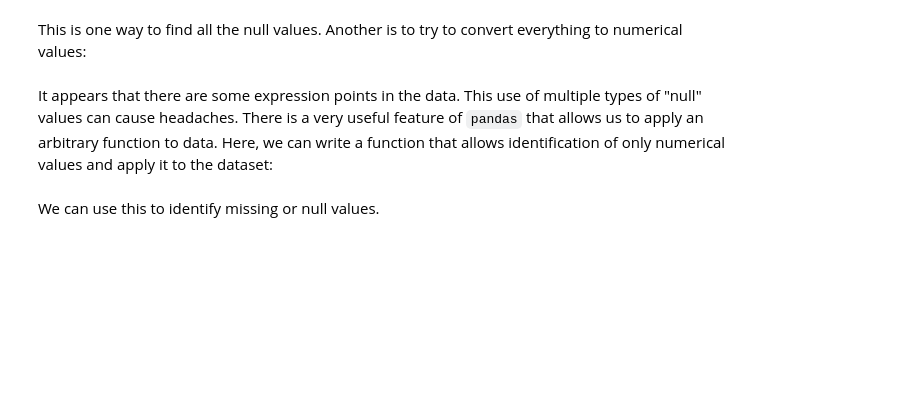
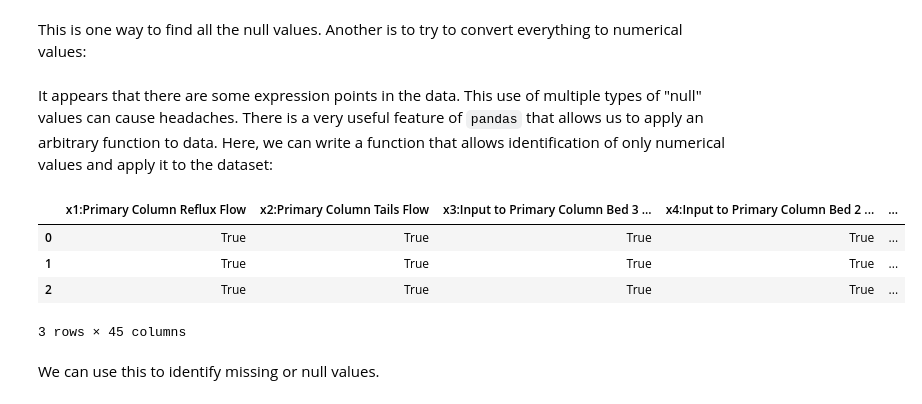
Before and after one commit to medford-group/data_analytics_ChE, a Jupyter notebook: 4-data_management/lecture-data_organization.ipynb, the cells around one changed output. Drawn from its saved outputs; the diff is of its cells as text; code cells hidden in the pictures; blank space fills up the shorter version.

```diff
--- a/4-data_management/lecture-data_organization.ipynb
+++ b/4-data_management/lecture-data_organization.ipynb
@@ -148,14 +258,22 @@ It appears that there are some expression points in the data. This use of multip
 # %%
 def is_real_and_finite(x):
     if not np.isreal(x):
         return False
     elif not np.isfinite(x):
         return False
+    elif pd.isnull(x):
+        return False
     else:
         return True
 
 numeric_map = df[nondate_cols].applymap(is_real_and_finite)
 numeric_map.head(3)
+# %% [output]
+|  | x1:Primary Column Reflux Flow | x2:Primary Column Tails Flow | x3:Input to Primary Column Bed 3 ... | x4:Input to Primary Column Bed 2 ... | ... |
+| 0 | True | True | True | True | ... |
+| 1 | True | True | True | True | ... |
+| 2 | True | True | True | True | ... |
+3 rows × 45 columns
 # %% [markdown]
 We can use this to identify missing or null values.
 # %% [markdown]
```
Also changed, not shown: parts of 40 cells of this notebook, 13 other files.
